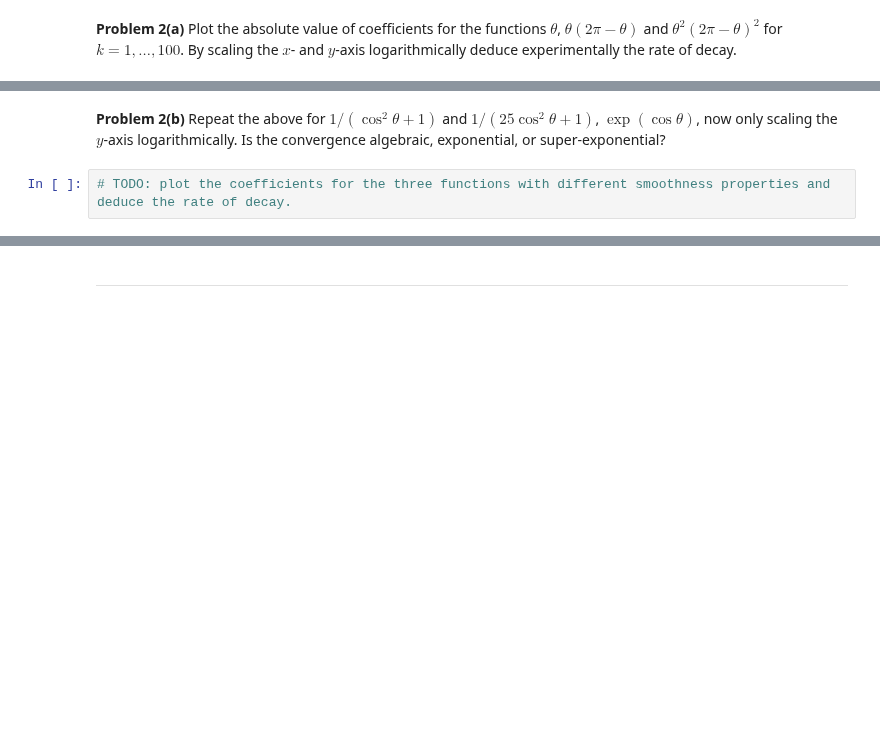
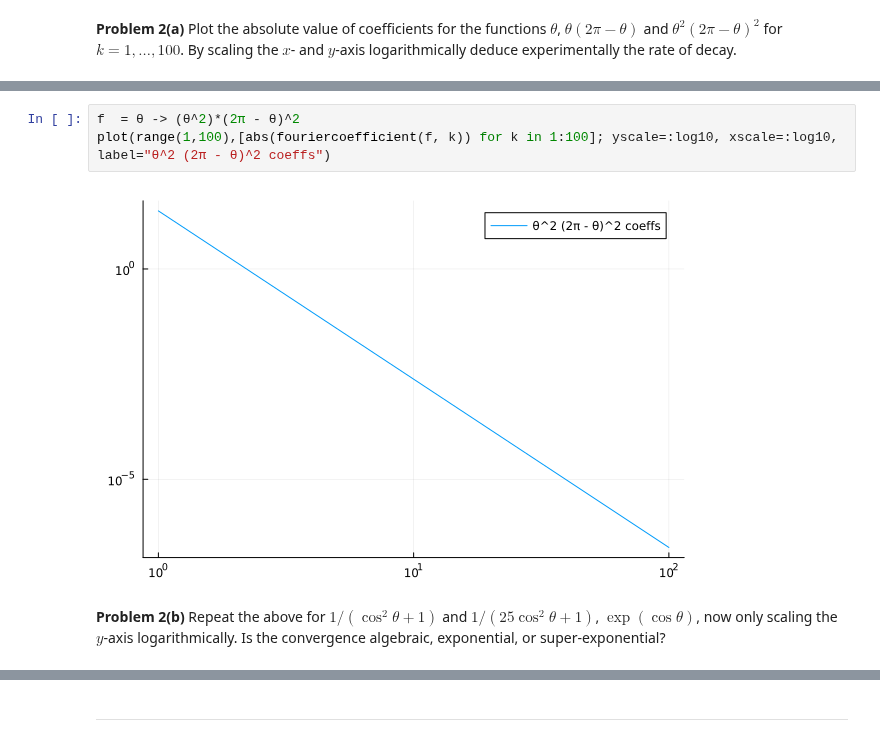
Before and after one commit to lovelife383/MATH50003NumericalAnalysis, a Jupyter notebook: labs/lab8.ipynb, the cells around one changed output, grey strips where cells are left out. Cells and saved outputs as stored; diff of their text form; blank space fills up the shorter version.

```diff
--- a/labs/lab8.ipynb
+++ b/labs/lab8.ipynb
@@ -251,5 +259,8 @@ experimentally the rate of decay.
+# %%
+f  = θ -> (θ^2)*(2π - θ)^2
+plot(range(1,100),[abs(fouriercoefficient(f, k)) for k in 1:100]; yscale=:log10, xscale=:log10, label="θ^2 (2π - θ)^2 coeffs")
+# %% [output]
+[figure, added]
 # %% [markdown]
 **Problem 2(b)** Repeat the above for $1/(\cos^2 θ + 1)$ and $1/(25 \cos^2 θ + 1)$, $\exp(\cos θ)$, now only scaling the $y$-axis logarithmically. Is the
 convergence algebraic, exponential, or super-exponential?
-# %%
-# TODO: plot the coefficients for the three functions with different smoothness properties and deduce the rate of decay.
```
Also changed, not shown: parts of 6 cells of this notebook.
